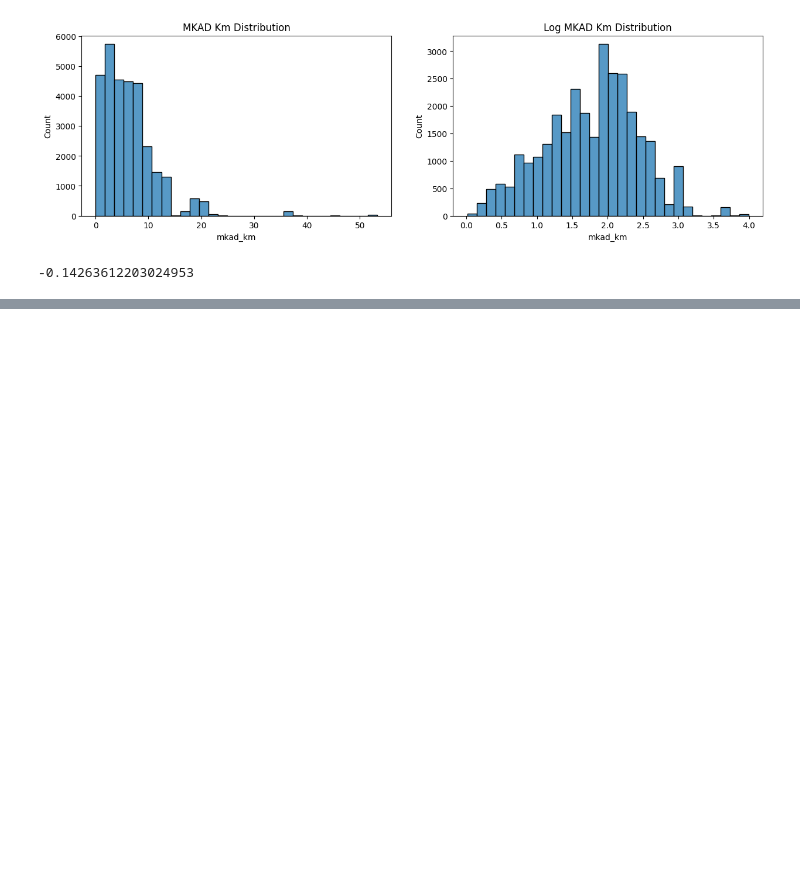
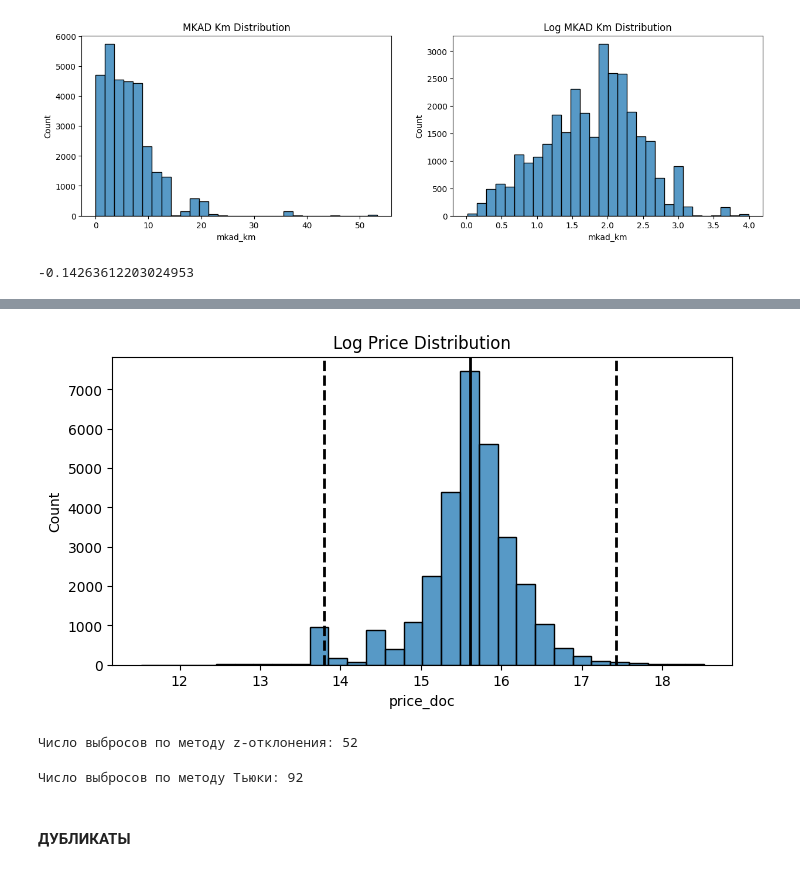
Before and after one commit to xsomxsomx/DST-1024, a Jupyter notebook: Skillfactory/PYTHON-14. Очистка данных/Theory.ipynb, the cells around one changed output, grey strips where cells are left out. Saved outputs shown, nothing was run; the diff lists cells and outputs as text; code cells hidden in the pictures; blank space fills up the shorter version.

```diff
--- a/Skillfactory/PYTHON-14. Очистка данных/Theory.ipynb
+++ b/Skillfactory/PYTHON-14. Очистка данных/Theory.ipynb
@@ -687,0 +796,47 @@ $$bound_{upper} = \mu + 3\sigma$$
+# %%
+# Постройте гистограмму для признака price_doc в логарифмическом
+# масштабе. А также, добавьте на график линии, отображающие
+# среднее и границы интервала для метода трех сигм.
+fig, ax = plt.subplots(1, 1, figsize=(8, 4))
+log_price = np.log(sber_data['price_doc'])
+histplot = sns.histplot(log_price, bins=30, ax=ax)
+histplot.set_title('Log Price Distribution');
+histplot.axvline(log_price.mean(), color='k', lw=2)
+histplot.axvline(log_price.mean()+ 3 * log_price.std(), color='k', ls='--', lw=2)
+histplot.axvline(log_price.mean()- 3 * log_price.std(), color='k', ls='--', lw=2);
+# %% [output]
+[figure, added]
+# %%
+# Найдите потенциальные выбросы с помощью метода z-отклонения.
+# Используйте логарифмический масштаб распределения. Сделайте
+# «послабление» на 0.7 сигм в в обе стороны распределения.
+outliers, cleaned = outliers_z_score_mod(sber_data, 'price_doc', left=3.7, right=3.7, log_scale=True)
+print(f'Число выбросов по методу z-отклонения: {outliers.shape[0]}')
+# %% [output]
+Число выбросов по методу z-отклонения: 52
+# %%
+# Добавьте фишку с логарифмированием в свою функцию outliers_iqr_mod().
+# Добавьте в неё параметр log_scale. Если он выставлен в True,
+# то производится логарифмирование признака. Примените полученную
+# функцию к признаку price_doc. Число межквартильных размахов
+# в обе стороны обозначьте как 3. (При логарифмировании признака
+# price_doc добавлять к нему 1 не нужно, он не имеет нулевых значений!)
+def outliers_iqr_mod(data, feature, left=1.5, right=1.5, log_scale=False):
+    if log_scale:
+        x = np.log(data[feature])
+    else:
+        x= data[feature]
+    quartile_1, quartile_3 = x.quantile(0.25), x.quantile(0.75),
+    iqr = quartile_3 - quartile_1
+    lower_bound = quartile_1 - (iqr * left)
+    upper_bound = quartile_3 + (iqr * right)
+    outliers = data[(x<lower_bound) | (x>upper_bound)]
+    cleaned = data[(x>lower_bound) & (x<upper_bound)]
+    return outliers, cleaned
+
+outliers, cleaned = outliers_iqr_mod(sber_data, 'price_doc', left=3, right=3, log_scale=True)
+print(f'Число выбросов по методу Тьюки: {outliers.shape[0]}')
+# %% [output]
+Число выбросов по методу Тьюки: 92
+# %% [markdown]
+#### ДУБЛИКАТЫ
```
Also changed, not shown: parts of 8 cells of this notebook.
